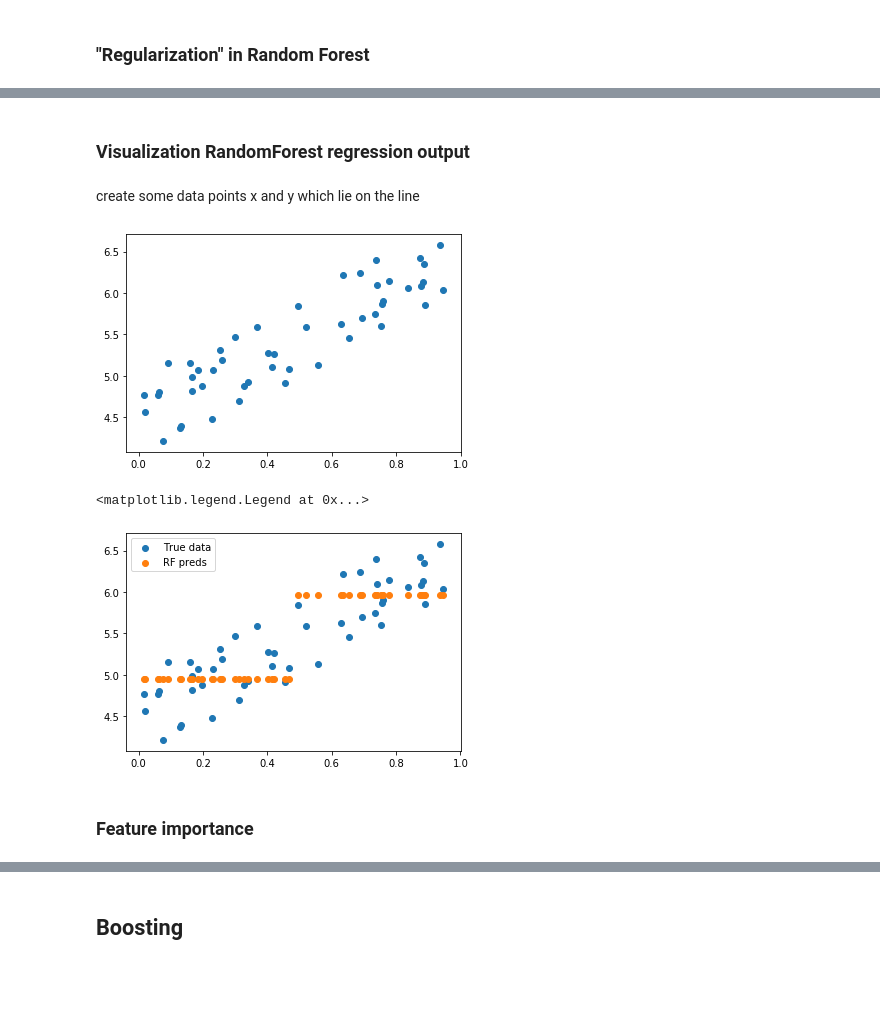
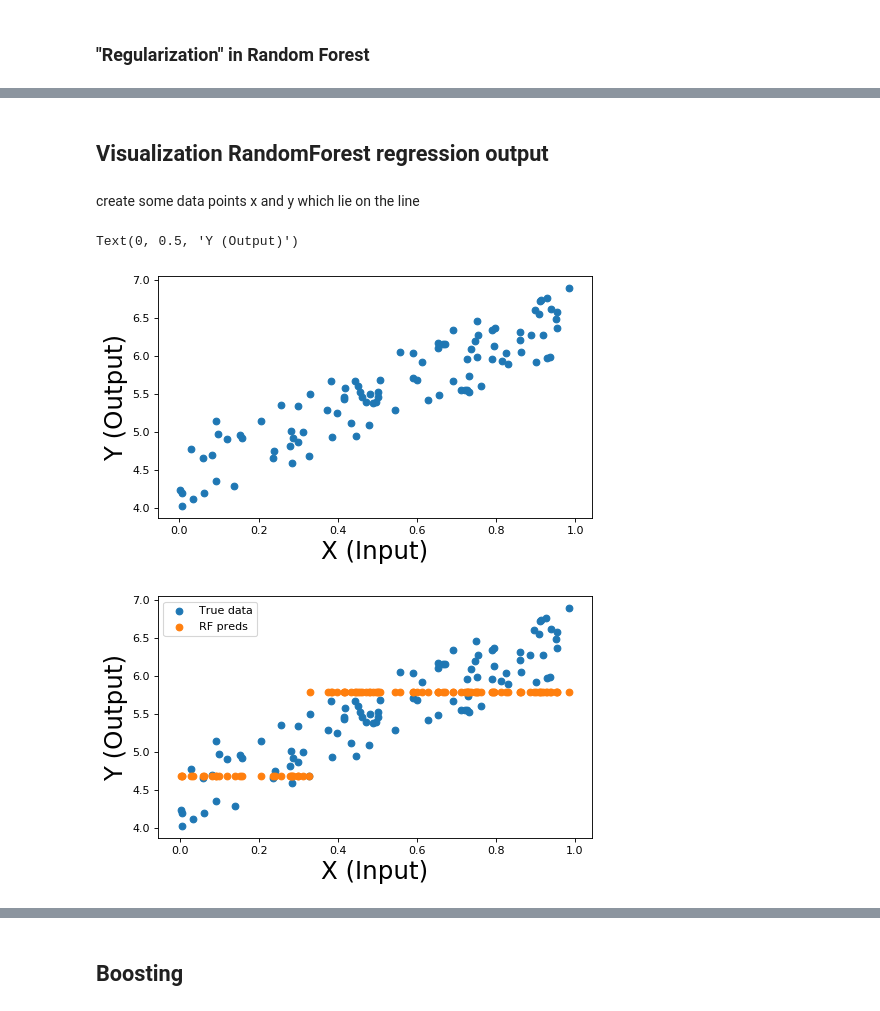
Before and after one commit to yaniyuval/ML1_IAP, a Jupyter notebook: lesson2-RandomForest_reg.ipynb, the cells around one changed output, grey strips where cells are left out. Drawn from its saved outputs; the diff is of its cells as text; code cells hidden in the pictures; blank space fills up the shorter version.

```diff
--- a/lesson2-RandomForest_reg.ipynb
+++ b/lesson2-RandomForest_reg.ipynb
@@ -255,5 +185,5 @@ RFs have a general tendency to overfit (so we commonly need to use regularizatio
 # %% [markdown]
-### Visualization RandomForest regression output
+## Visualization RandomForest regression output
 # %%
 def lin(a, b, x): return a*x + b
 # %% [markdown]
@@ -261,24 +191,28 @@ create some data points x and y which lie on the line
 # %%
 a = 2
 b = 4
-n = 50
+n = 100
 x1 = np.random.rand(n)
 y1 = lin(a, b, x1) + np.random.rand(n)
-# %%
-plt.scatter(x1, y1);
-# %% [output]
-[figure, removed]
+# %%
+fig=plt.figure(figsize=(7, 4), dpi= 80, facecolor='w', edgecolor='k')
+plt.scatter(x1, y1);
+plt.xlabel('X (Input)', fontsize=22)
+plt.ylabel('Y (Output)', fontsize=22)
+# %% [output]
+Text(0, 0.5, 'Y (Output)')
+[figure, added]
 # %%
 linearRF = RandomForestRegressor(n_estimators=1,max_depth=1,random_state=1) # Try do change the number of trees and their depth and see how the prediction of RF changes.
 x1 = x1.reshape(-1, 1)
 linearRF.fit(x1.reshape(-1, 1),y1)
 pred_lin = linearRF.predict(x1)
-
-plt.scatter(x1, y1,label='True data');
-plt.scatter(x1, pred_lin,label='RF preds')
-plt.legend(loc="upper left")
-# %% [output]
-<matplotlib.legend.Legend at 0x...>
-[figure, removed]
-# %% [markdown]
-### Feature importance
+# %%
+fig=plt.figure(figsize=(7,4), dpi= 80, facecolor='w', edgecolor='k')
+plt.scatter(x1, y1,label='True data');
+plt.scatter(x1, pred_lin,label='RF preds');
+plt.legend(loc="upper left");
+plt.xlabel('X (Input)', fontsize=22);
+plt.ylabel('Y (Output)', fontsize=22);
+# %% [output]
+[figure, added]
```
Also changed, not shown: parts of 65 cells of this notebook.
